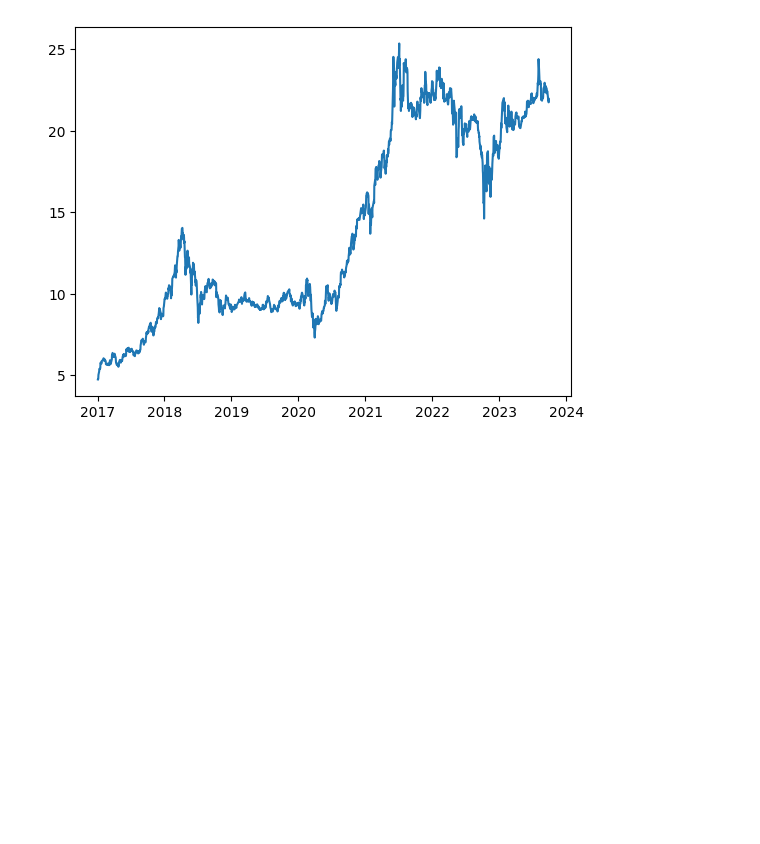
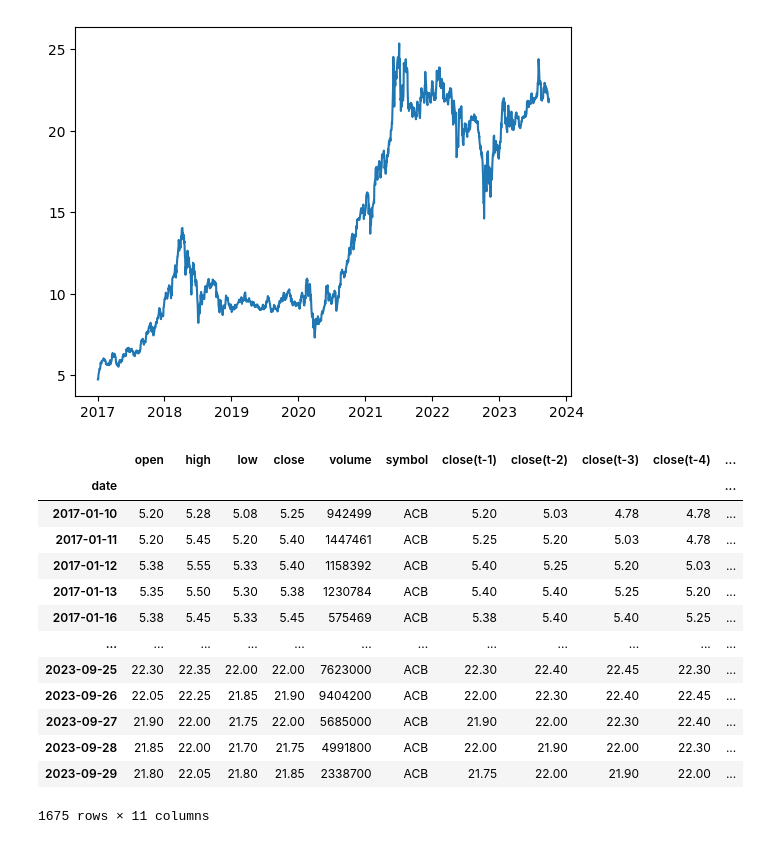
Before and after one commit to tranthanhbinh1/stock-recommendation-system, a Jupyter notebook: models/daily_ohlcv_1.ipynb, the cells around one changed output. Drawn from its saved outputs; the diff is of its cells as text; code cells hidden in the pictures; blank space fills up the shorter version.

```diff
--- a/models/daily_ohlcv_1.ipynb
+++ b/models/daily_ohlcv_1.ipynb
@@ -25,3 +25,36 @@ plt.plot(data["date"], data["close"])
 # %% [output]
 [<matplotlib.lines.Line2D at 0x...>]
 [figure]
+# %%
+from copy import deepcopy as dc
+
+def prepare_dataframe_for_lstm(df, n_steps):
+    df = dc(df)
+
+    df.set_index('date', inplace=True)
+
+    for i in range(1, n_steps+1):
+        df[f'close(t-{i})'] = df['close'].shift(i)
+
+    df.dropna(inplace=True)
+
+    return df
+
+lookback = 5
+shifted_df = prepare_dataframe_for_lstm(data, lookback)
+shifted_df
+# %% [output]
+|  | open | high | low | close | volume | symbol | close(t-1) | close(t-2) | close(t-3) | close(t-4) | ... |
+| date |  |  |  |  |  |  |  |  |  |  | ... |
+| 2017-01-10 | 5.20 | 5.28 | 5.08 | 5.25 | 942499 | ACB | 5.20 | 5.03 | 4.78 | 4.78 | ... |
+| 2017-01-11 | 5.20 | 5.45 | 5.20 | 5.40 | 1447461 | ACB | 5.25 | 5.20 | 5.03 | 4.78 | ... |
+| 2017-01-12 | 5.38 | 5.55 | 5.33 | 5.40 | 1158392 | ACB | 5.40 | 5.25 | 5.20 | 5.03 | ... |
+| 2017-01-13 | 5.35 | 5.50 | 5.30 | 5.38 | 1230784 | ACB | 5.40 | 5.40 | 5.25 | 5.20 | ... |
+| 2017-01-16 | 5.38 | 5.45 | 5.33 | 5.45 | 575469 | ACB | 5.38 | 5.40 | 5.40 | 5.25 | ... |
+| ... | ... | ... | ... | ... | ... | ... | ... | ... | ... | ... | ... |
+| 2023-09-25 | 22.30 | 22.35 | 22.00 | 22.00 | 7623000 | ACB | 22.30 | 22.40 | 22.45 | 22.30 | ... |
+| 2023-09-26 | 22.05 | 22.25 | 21.85 | 21.90 | 9404200 | ACB | 22.00 | 22.30 | 22.40 | 22.45 | ... |
+| 2023-09-27 | 21.90 | 22.00 | 21.75 | 22.00 | 5685000 | ACB | 21.90 | 22.00 | 22.30 | 22.40 | ... |
+| 2023-09-28 | 21.85 | 22.00 | 21.70 | 21.75 | 4991800 | ACB | 22.00 | 21.90 | 22.00 | 22.30 | ... |
+| 2023-09-29 | 21.80 | 22.05 | 21.80 | 21.85 | 2338700 | ACB | 21.75 | 22.00 | 21.90 | 22.00 | ... |
+1675 rows × 11 columns
```
